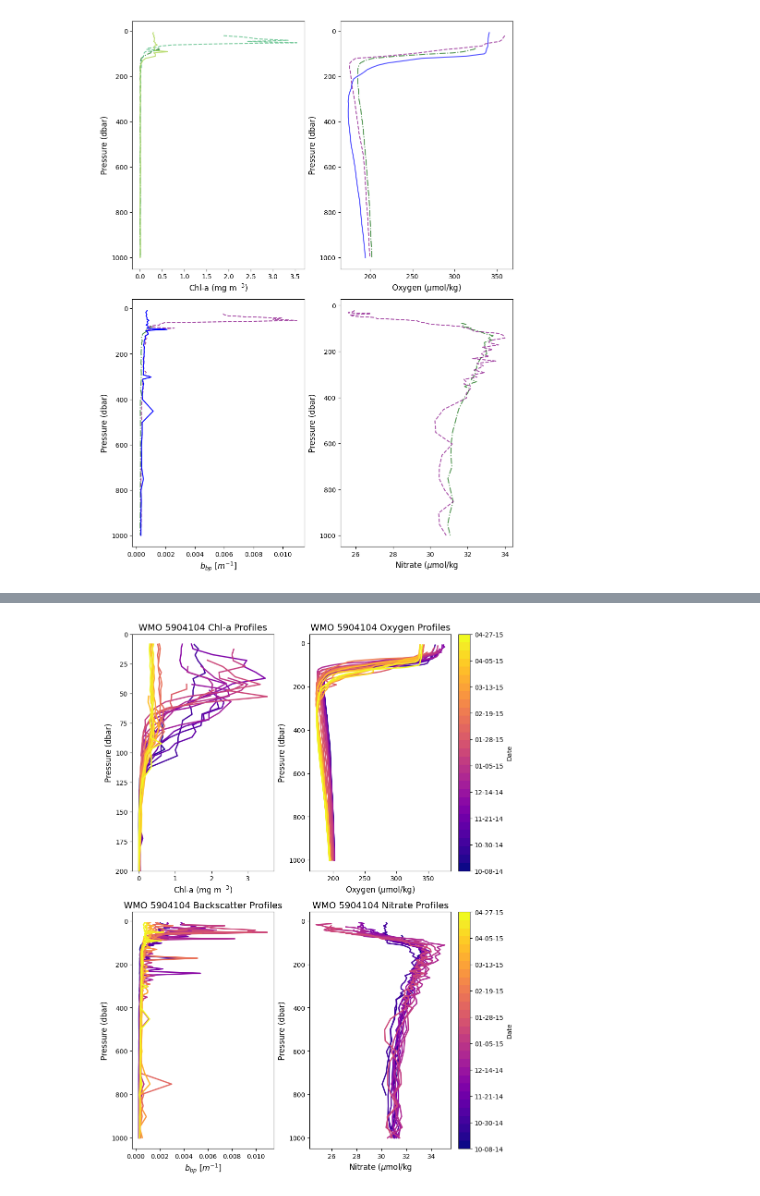
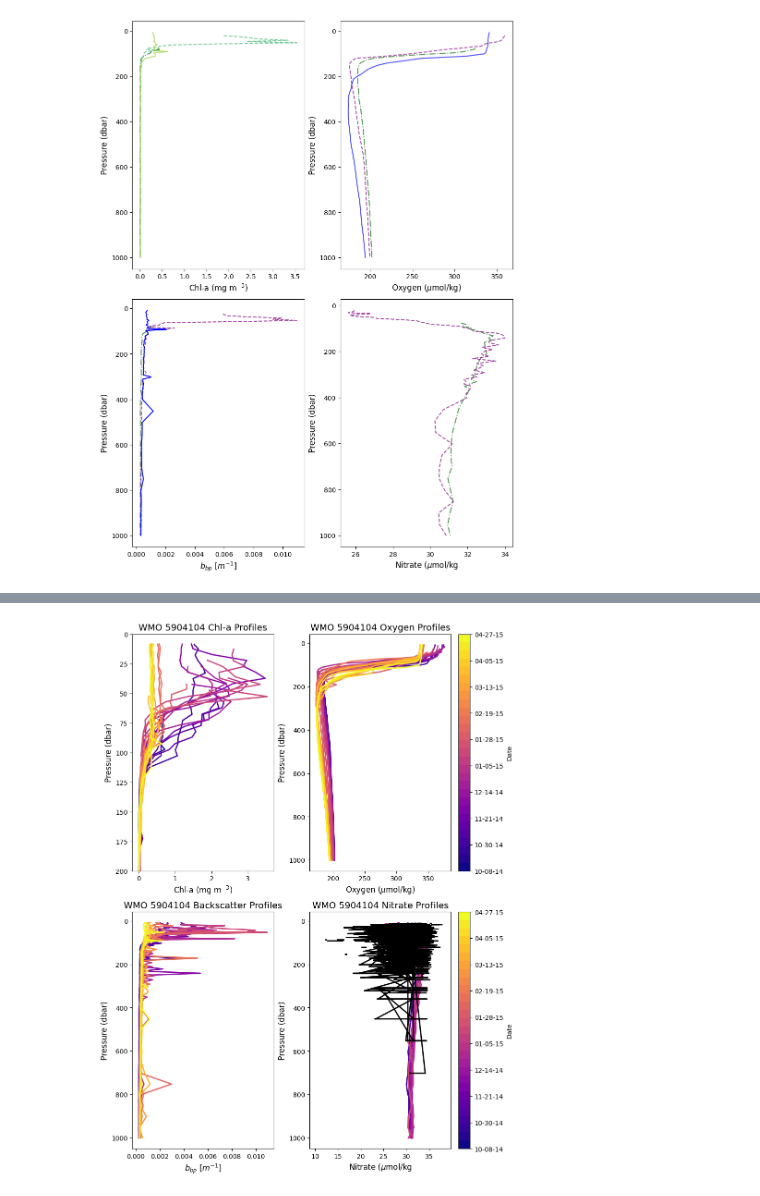
Before and after one commit to Lilah-Asalie/IBIS_Project, a Jupyter notebook: Pressure.ipynb, the cells around one changed output, grey strips where cells are left out. Drawn from its saved outputs; the diff is of its cells as text; code cells hidden in the pictures.

```diff
--- a/Pressure.ipynb
+++ b/Pressure.ipynb
@@ -123,8 +121,8 @@ pdf.to_csv('/Users/lilah/Documents/IBIS_Project/Data/bgc_profiles_BR_extended_ar
 # %% [markdown]
 ### Analyzing and plotting float data
 # %%
-# pdf = pd.read_csv('/Users/lilah/Documents/IBIS_Project/Data/AAR_BGC_extended_region_alltime.csv')
-pdf = pd.read_csv('/Users/steviewalker/Documents/IBIS_Project/Data/AAR_BGC_extended_region_alltime.csv') #for stevie
+pdf = pd.read_csv('/Users/lilah/Documents/IBIS_Project/Data/AAR_BGC_extended_region_alltime.csv')
+# pdf = pd.read_csv('/Users/steviewalker/Documents/IBIS_Project/Data/AAR_BGC_extended_region_alltime.csv') #for stevie
 # %%
 #convert to datetime
 pdf['DATE'] = pd.to_datetime(pdf['DATE'],format = 'mixed')
@@ -1198,0 +1490,24 @@ profile_clean(df=pdf_clean, season = '2014.0-2015.0', WMOID=5904104, cycle1=99,
+# %%
+#function for calculating MLD
+#0.03 kg/m3 threshold
+
+def calc_mlp_density(df_profile, delta_sigma=0.03):
+    #calc MLD for a single profile using density threshold
+    df_profile = df_profile.sort_values('PRES_ADJUSTED')
+
+    # get SA, CT, and potential density values
+    SA = df_profile['SA']
+    CT = df_profile['CT']
+    sigma0 = df_profile['sigma0']
+
+    sigma_surface = sigma0.iloc[0]
+    d_sigma = sigma0 - sigma_surface
+
+    # find first depth where density difference exceeds threshold
+    idx = np.argmax(d_sigma > delta_sigma)
+    if d_sigma.iloc[idx] <= delta_sigma:
+        return np.nan  # no threshold reached
+    return df_profile['PRES_ADJUSTED'].iloc[idx]
+
+mld = (pdf.groupby(['WMOID', 'CYCLE_NUMBER']).apply(calc_mlp_density).reset_index(name='MLP'))
+pdf = pdf.merge(mld, on=['WMOID', 'CYCLE_NUMBER'], how='left')
@@ -1269,31 +1658,33 @@ def prof_yr(df, season, WMOID, dates):
     # Nitrate profile ---------------------------------------------------------------------
     ax = fig.add_subplot(224)
     for cycle, group in df.groupby('CYCLE_NUMBER'):
         date_val = mdates.date2num(group['DATE'].iloc[0])
         color = cmap(norm(date_val))
         ax.plot(group['NITRATE_ADJUSTED'], group['PRES_ADJUSTED'], color=color, lw=2)
 
     # ax.set_ylim(0, 1000)
     ax.invert_yaxis()
     ax.set_xlabel(r'Nitrate ($\mu\text{mol/kg}$', fontsize=12)
     ax.set_ylabel('Pressure (dbar)', fontsize=12)
     ax.set_title(f'WMO {str(WMOID)} Nitrate Profiles', fontsize=14)
 
     #add colorbar for bottom row ----------------------------------------------------------
     sm = cm.ScalarMappable(norm=norm, cmap=cmap)
     sm.set_array([])
     cbar = fig.colorbar(sm, ax=ax, orientation='vertical', label='Date')
 
     tick_locs = np.linspace(date_nums.min(), date_nums.max(), 10)
     cbar.set_ticks(tick_locs)
     cbar.ax.yaxis.set_major_formatter(mdates.DateFormatter('%m-%d-%y'))
 
+    plot2 = ax.plot(pdf['NITRATE_ADJUSTED'],pdf['MLP'],linewidth=2,color='black')
+
     plt.show()
 
     #save profile
     # fig.savefig(f'/Users/lilah/Documents/IBIS_Project/Figures/float_trajectories_depth{season}_3.png') #uncomment for lilah
     # fig.savefig(f'/Users/steviewalker/Documents/IBIS_Project/Figures/chla_profile_timeseries_WMO{WMOID}_{season}.png') #uncomment for stevie
 
 prof_yr(df = pdf_clean, season = '2014.0-2015.0',WMOID = 5904104, dates = ['04-27-15', '01-28-15', '10-08-14'])
 # %% [output]
-[figure, old version]
+[figure, new version]
```
Also changed, not shown: parts of 26 cells of this notebook, 1 other file.
